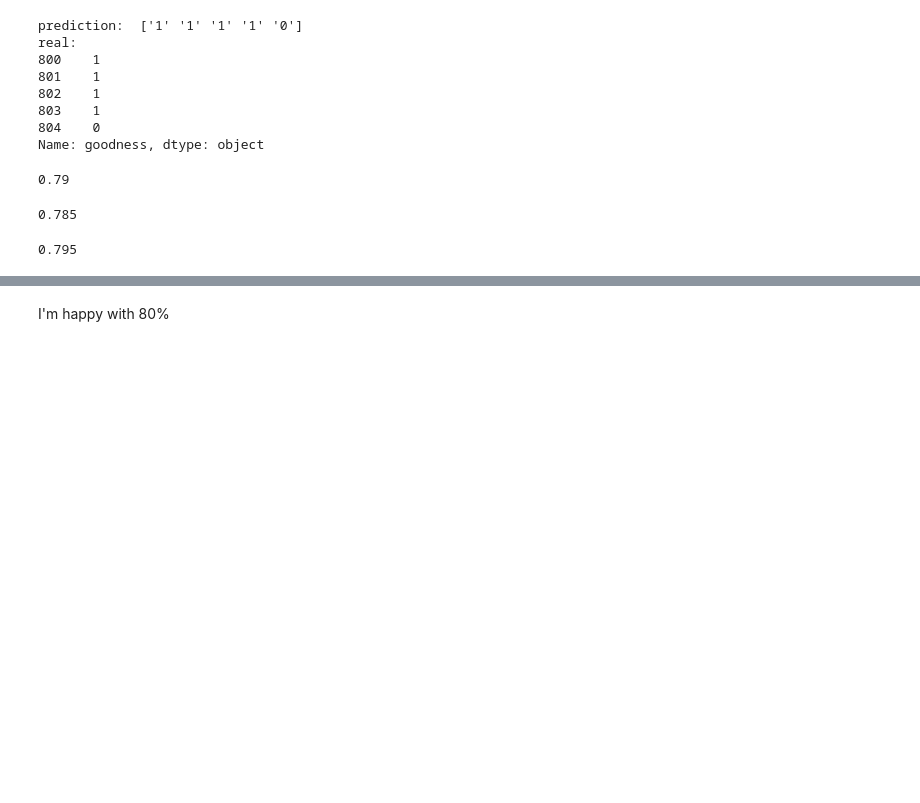
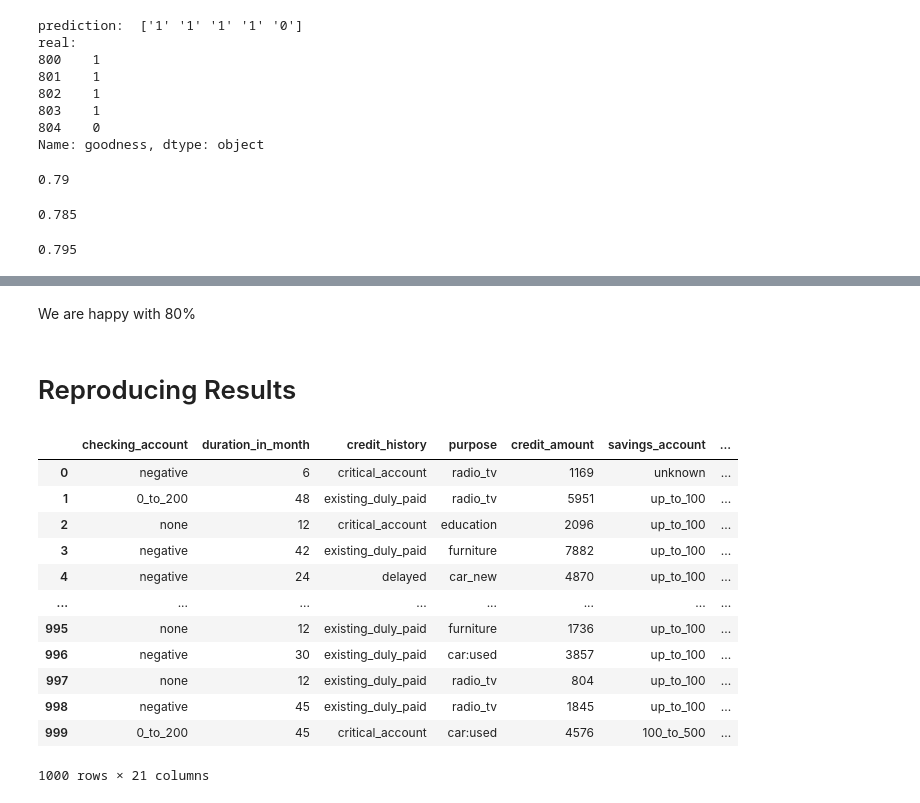
Before and after one commit to FUB-HCC/hcds-summer-2022, a Jupyter notebook: assignments/A3_Reproducibility/Group_02/A3_Reproducibility.ipynb, the cells around one changed output, grey strips where cells are left out. Cells and saved outputs as stored; diff of their text form; code cells hidden in the pictures; blank space fills up the shorter version.

```diff
--- a/assignments/A3_Reproducibility/Group_02/A3_Reproducibility.ipynb
+++ b/assignments/A3_Reproducibility/Group_02/A3_Reproducibility.ipynb
@@ -458,2 +456,4 @@ accuracy_score(y_test, y_pred)
 # %% [markdown]
-I'm happy with 80%
+We are happy with 80%
+# %% [markdown]
+# Reproducing Results
@@ -459,0 +464,19 @@ I'm happy with 80%
+# %%
+# Read in data form A2
+df_german = pd.read_csv('/Users/gabriele/PycharmProjects/pythonProject/hcds-summer-2022/assignments/A2_Data/Group_02/df_german.csv')
+df_german = df_german.drop(["Unnamed: 0"], axis=1)
+df_german
+# %% [output]
+|  | checking_account | duration_in_month | credit_history | purpose | credit_amount | savings_account | ... |
+| 0 | negative | 6 | critical_account | radio_tv | 1169 | unknown | ... |
+| 1 | 0_to_200 | 48 | existing_duly_paid | radio_tv | 5951 | up_to_100 | ... |
+| 2 | none | 12 | critical_account | education | 2096 | up_to_100 | ... |
+| 3 | negative | 42 | existing_duly_paid | furniture | 7882 | up_to_100 | ... |
+| 4 | negative | 24 | delayed | car_new | 4870 | up_to_100 | ... |
+| ... | ... | ... | ... | ... | ... | ... | ... |
+| 995 | none | 12 | existing_duly_paid | furniture | 1736 | up_to_100 | ... |
+| 996 | negative | 30 | existing_duly_paid | car:used | 3857 | up_to_100 | ... |
+| 997 | none | 12 | existing_duly_paid | radio_tv | 804 | up_to_100 | ... |
+| 998 | negative | 45 | existing_duly_paid | radio_tv | 1845 | up_to_100 | ... |
+| 999 | 0_to_200 | 45 | critical_account | car:used | 4576 | 100_to_500 | ... |
+1000 rows × 21 columns
```
Also changed, not shown: parts of 13 cells of this notebook.
